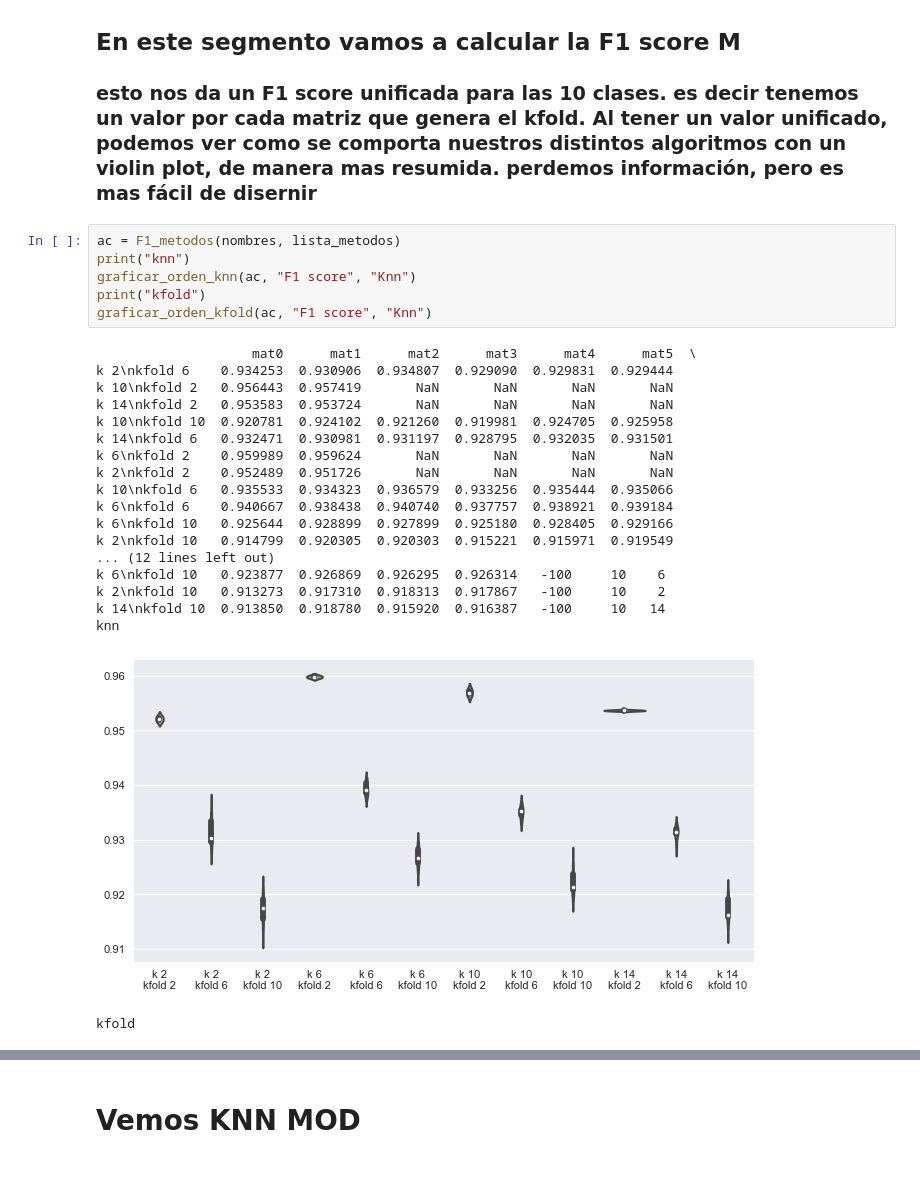
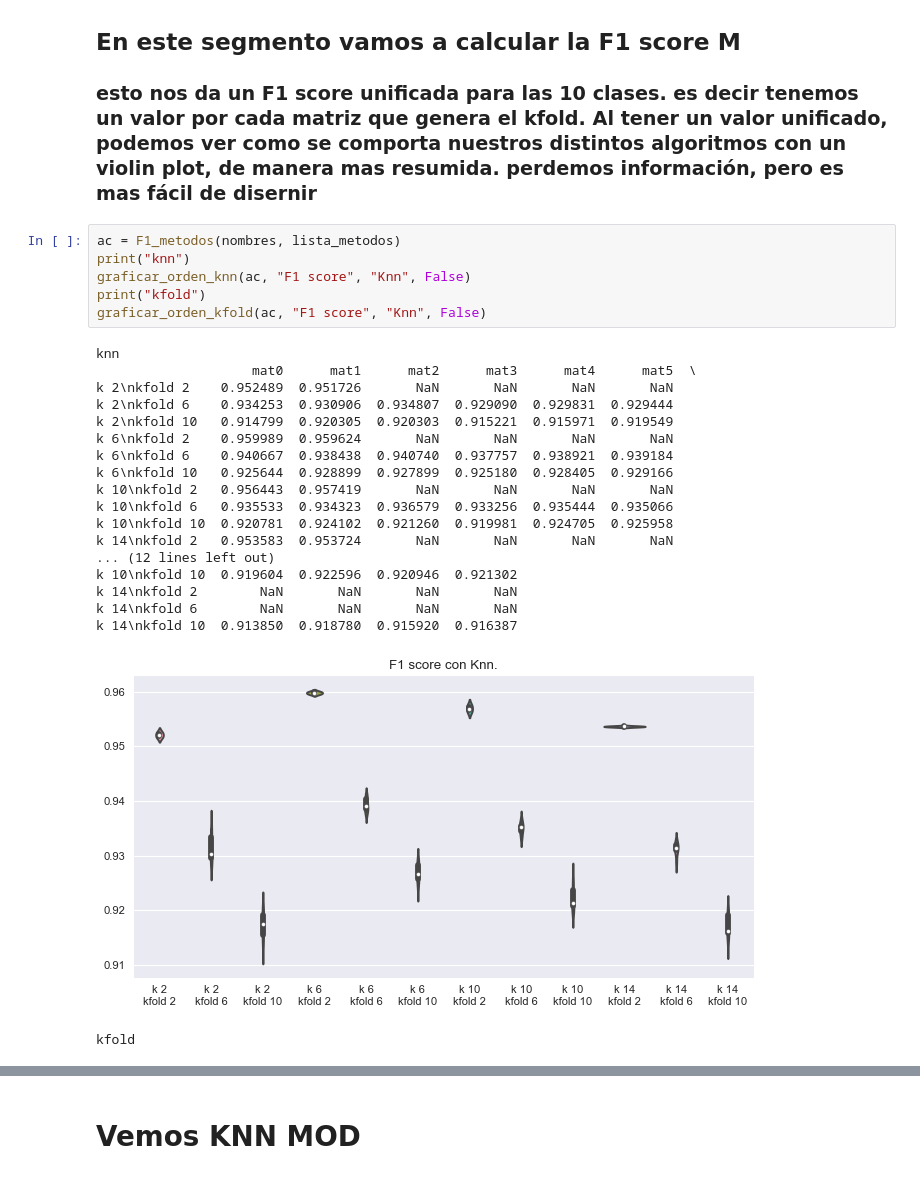
Before and after one commit to hggomez/metNum_tp2, a Jupyter notebook: Graficos/Analizador.ipynb, the cells around one changed output, grey strips where cells are left out. Cells and saved outputs as stored; diff of their text form.

```diff
--- a/Graficos/Analizador.ipynb
+++ b/Graficos/Analizador.ipynb
@@ -434,26 +446,26 @@ alpha
 # %%
 ac = F1_metodos(nombres, lista_metodos)
 print("knn")
-graficar_orden_knn(ac, "F1 score", "Knn")
+graficar_orden_knn(ac, "F1 score", "Knn", False)
 print("kfold")
-graficar_orden_kfold(ac, "F1 score", "Knn")
+graficar_orden_kfold(ac, "F1 score", "Knn", False)
 # %% [output]
+knn
                     mat0      mat1      mat2      mat3      mat4      mat5  \
+k 2\nkfold 2    0.952489  0.951726       NaN       NaN       NaN       NaN
 k 2\nkfold 6    0.934253  0.930906  0.934807  0.929090  0.929831  0.929444
-k 10\nkfold 2   0.956443  0.957419       NaN       NaN       NaN       NaN
-k 14\nkfold 2   0.953583  0.953724       NaN       NaN       NaN       NaN
-k 10\nkfold 10  0.920781  0.924102  0.921260  0.919981  0.924705  0.925958
-k 14\nkfold 6   0.932471  0.930981  0.931197  0.928795  0.932035  0.931501
+k 2\nkfold 10   0.914799  0.920305  0.920303  0.915221  0.915971  0.919549
 k 6\nkfold 2    0.959989  0.959624       NaN       NaN       NaN       NaN
-k 2\nkfold 2    0.952489  0.951726       NaN       NaN       NaN       NaN
-k 10\nkfold 6   0.935533  0.934323  0.936579  0.933256  0.935444  0.935066
 k 6\nkfold 6    0.940667  0.938438  0.940740  0.937757  0.938921  0.939184
 k 6\nkfold 10   0.925644  0.928899  0.927899  0.925180  0.928405  0.929166
-k 2\nkfold 10   0.914799  0.920305  0.920303  0.915221  0.915971  0.919549
+k 10\nkfold 2   0.956443  0.957419       NaN       NaN       NaN       NaN
+k 10\nkfold 6   0.935533  0.934323  0.936579  0.933256  0.935444  0.935066
+k 10\nkfold 10  0.920781  0.924102  0.921260  0.919981  0.924705  0.925958
+k 14\nkfold 2   0.953583  0.953724       NaN       NaN       NaN       NaN
 ... (12 lines left out)
-k 6\nkfold 10   0.923877  0.926869  0.926295  0.926314   -100     10    6
-k 2\nkfold 10   0.913273  0.917310  0.918313  0.917867   -100     10    2
-k 14\nkfold 10  0.913850  0.918780  0.915920  0.916387   -100     10   14
-knn
+k 10\nkfold 10  0.919604  0.922596  0.920946  0.921302
+k 14\nkfold 2        NaN       NaN       NaN       NaN
+k 14\nkfold 6        NaN       NaN       NaN       NaN
+k 14\nkfold 10  0.913850  0.918780  0.915920  0.916387
-[figure, old version]
+[figure, new version]
 kfold
```
Also changed, not shown: parts of 20 cells of this notebook, 24 other files.
